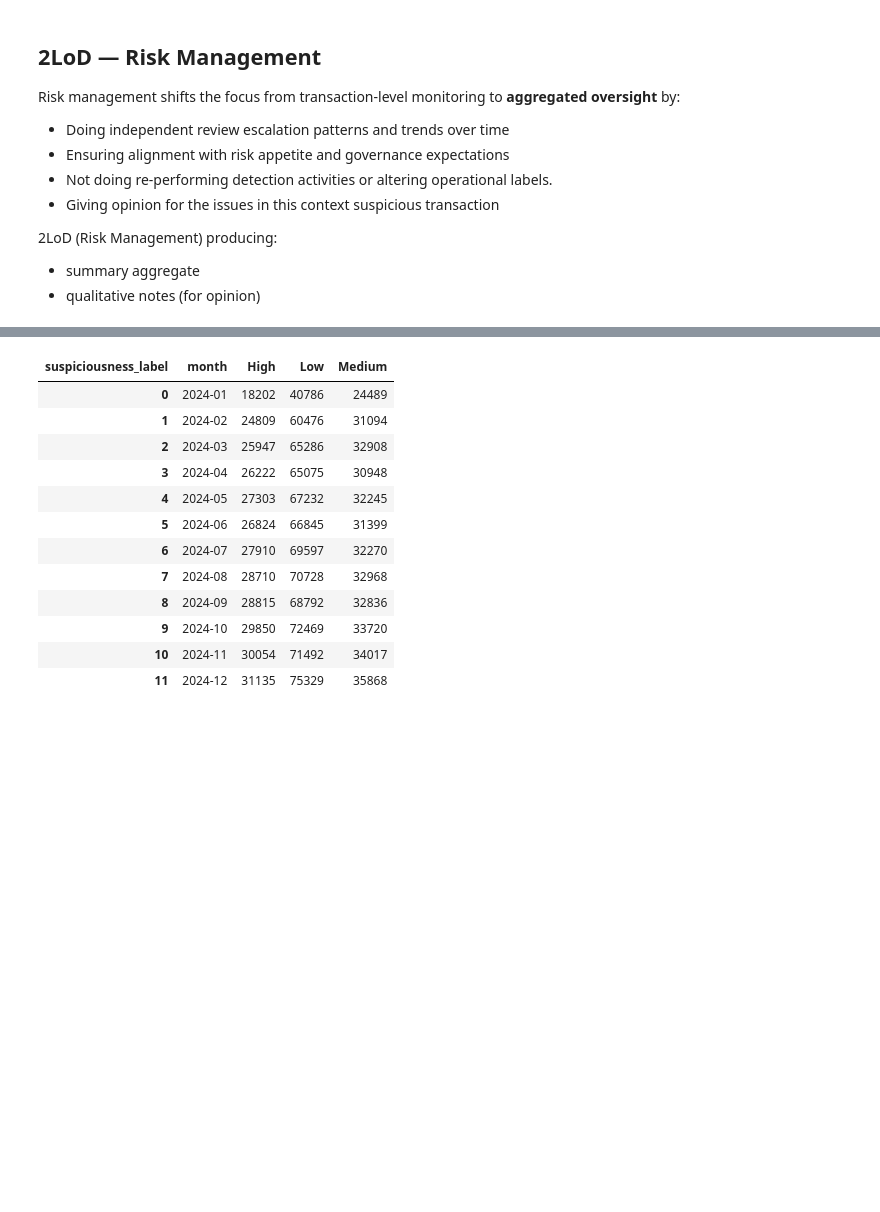
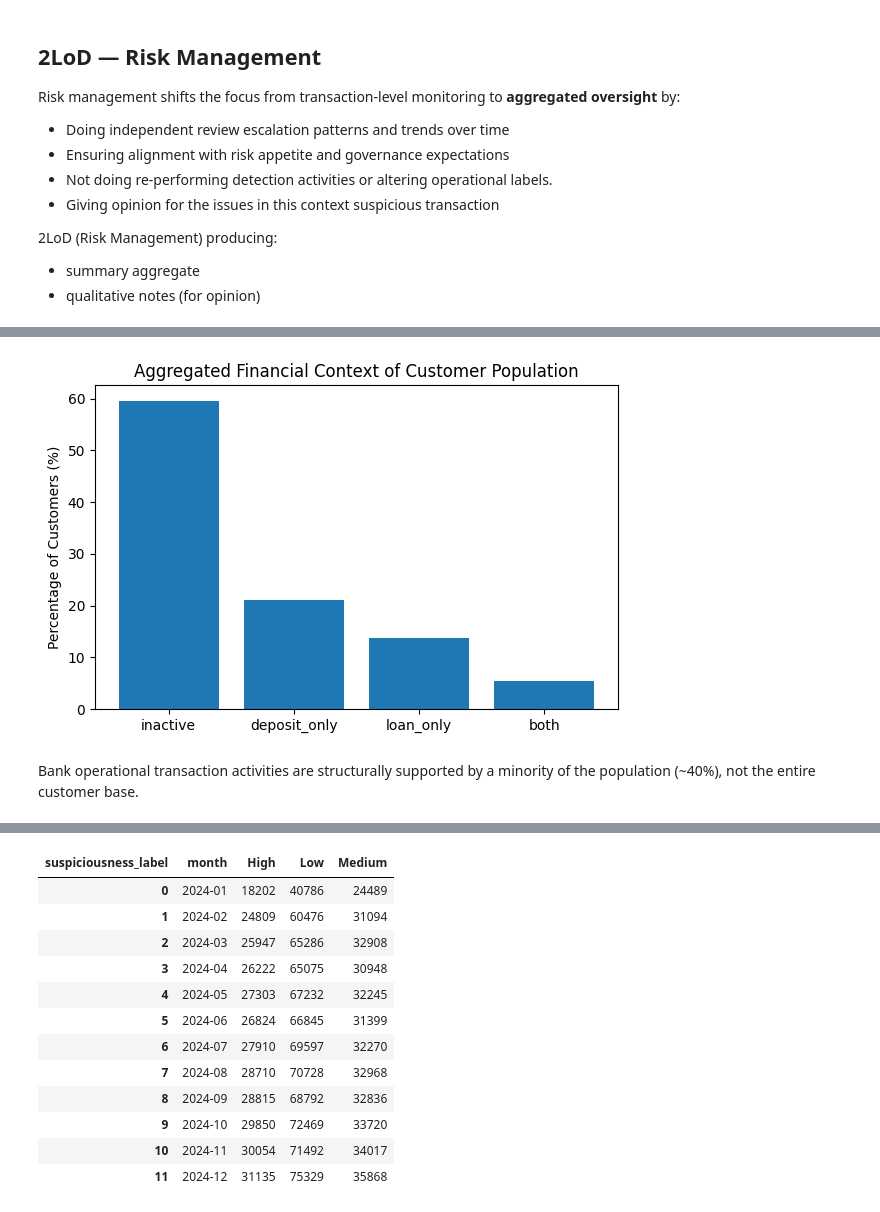
Before and after one commit to dphir/thesis-sdg, a Jupyter notebook: AS-IS Simulation.ipynb, the cells around one changed output, grey strips where cells are left out. Cells and saved outputs as stored; diff of their text form; code cells hidden in the pictures; blank space fills up the shorter version.

Commit message:
Update AS-IS simulation: add risk profile line

```diff
--- a/AS-IS Simulation.ipynb
+++ b/AS-IS Simulation.ipynb
@@ -2950,0 +2951,11 @@ Risk management shifts the focus from transaction-level monitoring to **aggregat
+# %%
+risk_context_summary = (
+    financial_profile["financial_type"]
+    .value_counts(normalize=True)
+    .mul(100)
+    .round(1)
+    .reset_index()
+)
+
+risk_context_summary.columns = ["Financial Profile Type", "Percentage (%)"]
+risk_context_summary
@@ -2950,0 +2968,14 @@ Risk management shifts the focus from transaction-level monitoring to **aggregat
+# %%
+plt.figure(figsize=(6,4))
+plt.bar(
+    risk_context_summary["Financial Profile Type"],
+    risk_context_summary["Percentage (%)"]
+)
+plt.title("Aggregated Financial Context of Customer Population")
+plt.ylabel("Percentage of Customers (%)")
+plt.tight_layout()
+plt.show()
+# %% [output]
+[figure, added]
+# %% [markdown]
+Bank operational transaction activities are structurally supported by a minority of the population (~40%), not the entire customer base.
```
Also changed, not shown: parts of 4 cells of this notebook.
